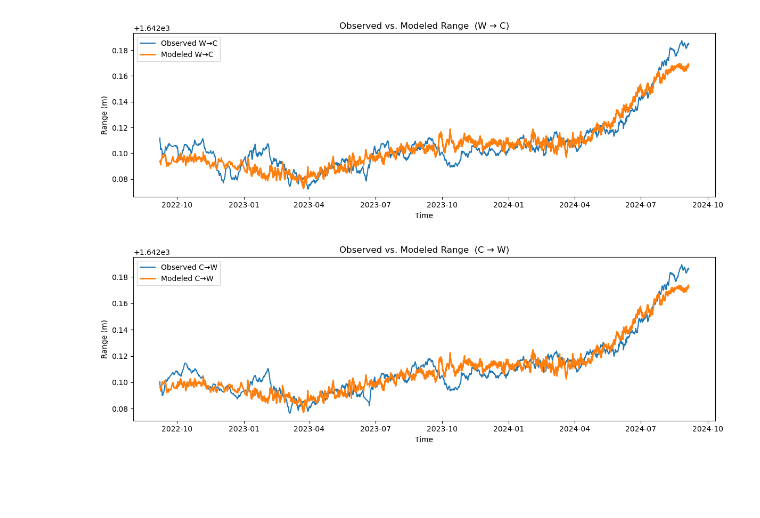
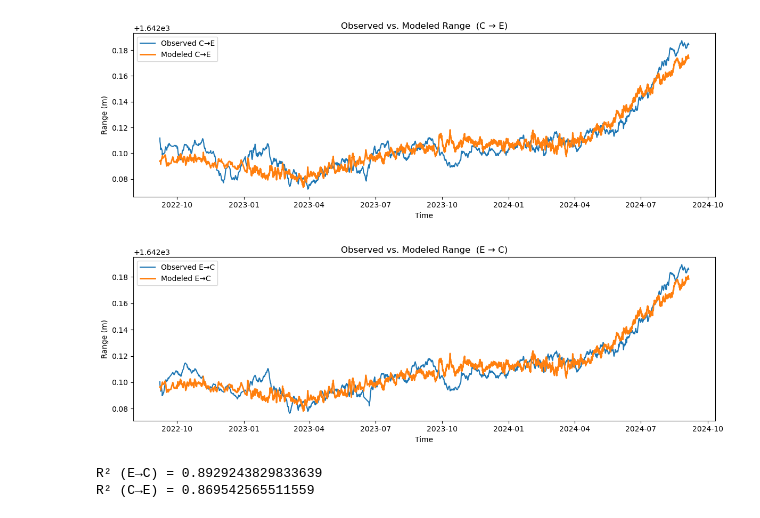
Before and after one commit to MaleenKidiwela/AxialFetch, a Jupyter notebook: Axial Modeling East.ipynb, the cells around one changed output. Saved outputs shown, nothing was run; the diff lists cells and outputs as text; code cells hidden in the pictures; blank space fills up the shorter version.

```diff
--- a/Axial Modeling East.ipynb
+++ b/Axial Modeling East.ipynb
@@ -397,32 +401,39 @@ d_EC (annual cos): 0.009341
 # %%
 import matplotlib.pyplot as plt
 
 # ------------------------------------------------------------------
 # 6)  OBSERVED vs. MODELED  –  RANGE W→C  (r_CE)
 # ------------------------------------------------------------------
 plt.figure(figsize=(12, 4))
-plt.plot(df_var['Record Time'], r_CE,      label='Observed W→C')
-plt.plot(df_var['Record Time'], r_CE_fit,  label='Modeled W→C', linewidth=2)
+plt.plot(df_var['Record Time'], r_CE,      label='Observed C→E')
+plt.plot(df_var['Record Time'], r_CE_fit,  label='Modeled C→E', linewidth=2)
 plt.xlabel("Time")
 plt.ylabel("Range (m)")
-plt.title("Observed vs. Modeled Range  (W → E)")
+plt.title("Observed vs. Modeled Range  (C → E)")
 plt.legend()
 plt.tight_layout()
 plt.show()
 # %% [output]
-[figure, old version]
+[figure, new version]
 # %%
 # ------------------------------------------------------------------
 # 7)  OBSERVED vs. MODELED  –  RANGE C→W  (r_EC)
 # ------------------------------------------------------------------
 plt.figure(figsize=(12, 4))
-plt.plot(df_var['Record Time'], r_EC,      label='Observed C→W')
-plt.plot(df_var['Record Time'], r_EC_fit,  label='Modeled C→W', linewidth=2)
+plt.plot(df_var['Record Time'], r_EC,      label='Observed E→C')
+plt.plot(df_var['Record Time'], r_EC_fit,  label='Modeled E→C', linewidth=2)
 plt.xlabel("Time")
 plt.ylabel("Range (m)")
-plt.title("Observed vs. Modeled Range  (C → W)")
+plt.title("Observed vs. Modeled Range  (E → C)")
 plt.legend()
 plt.tight_layout()
 plt.show()
 # %% [output]
-[figure, old version]
+[figure, new version]
+# %%
+from sklearn.metrics import r2_score
+print('R² (E→C) =', r2_score(r_EC,  r_EC_fit))
+print('R² (C→E) =', r2_score(r_CE,  r_CE_fit))
+# %% [output]
+R² (E→C) = 0.8929243829833639
+R² (C→E) = 0.869542565511559
```
Also changed, not shown: parts of 18 cells of this notebook, 16 other files.
